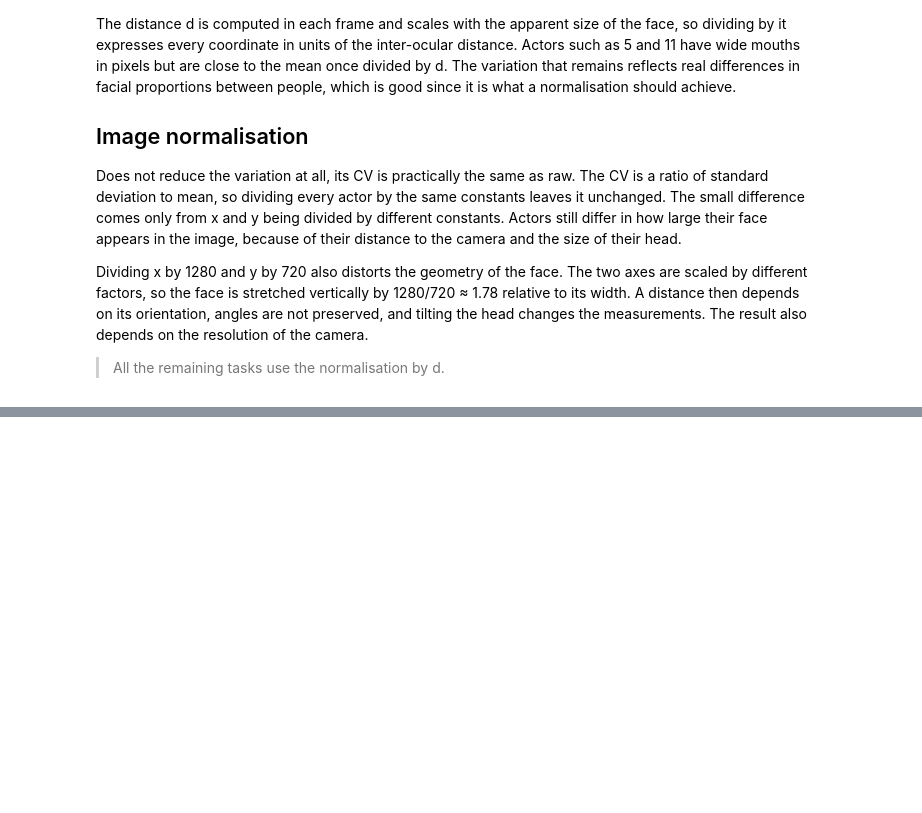
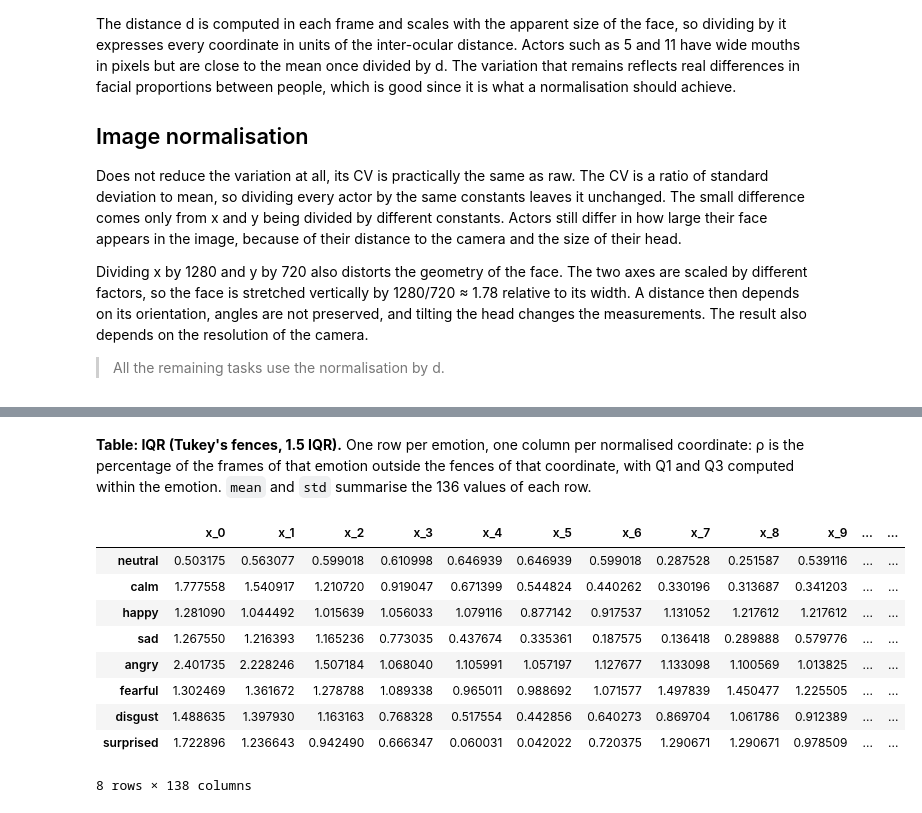
Before and after one commit to migasantunes/Emotion_Recognition, a Jupyter notebook: notebooks/02_quality.ipynb, the cells around one changed output, grey strips where cells are left out. Drawn from its saved outputs; the diff is of its cells as text; code cells hidden in the pictures; blank space fills up the shorter version.

```diff
--- a/notebooks/02_quality.ipynb
+++ b/notebooks/02_quality.ipynb
@@ -197,0 +255,15 @@ A distance then depends on its orientation, angles are not preserved, and tiltin
+# %% [markdown]
+**Table: IQR (Tukey's fences, 1.5 IQR).** One row per emotion, one column per normalised coordinate: ρ is the percentage of the frames of that emotion outside the fences of that coordinate, with Q1 and Q3 computed within the emotion. `mean` and `std` summarise the 136 values of each row.
+# %%
+density["z (k=3)"]
+# %% [output]
+|  | x_0 | x_1 | x_2 | x_3 | x_4 | x_5 | x_6 | x_7 | x_8 | x_9 | ... | ... |
+| neutral | 0.503175 | 0.563077 | 0.599018 | 0.610998 | 0.646939 | 0.646939 | 0.599018 | 0.287528 | 0.251587 | 0.539116 | ... | ... |
+| calm | 1.777558 | 1.540917 | 1.210720 | 0.919047 | 0.671399 | 0.544824 | 0.440262 | 0.330196 | 0.313687 | 0.341203 | ... | ... |
+| happy | 1.281090 | 1.044492 | 1.015639 | 1.056033 | 1.079116 | 0.877142 | 0.917537 | 1.131052 | 1.217612 | 1.217612 | ... | ... |
+| sad | 1.267550 | 1.216393 | 1.165236 | 0.773035 | 0.437674 | 0.335361 | 0.187575 | 0.136418 | 0.289888 | 0.579776 | ... | ... |
+| angry | 2.401735 | 2.228246 | 1.507184 | 1.068040 | 1.105991 | 1.057197 | 1.127677 | 1.133098 | 1.100569 | 1.013825 | ... | ... |
+| fearful | 1.302469 | 1.361672 | 1.278788 | 1.089338 | 0.965011 | 0.988692 | 1.071577 | 1.497839 | 1.450477 | 1.225505 | ... | ... |
+| disgust | 1.488635 | 1.397930 | 1.163163 | 0.768328 | 0.517554 | 0.442856 | 0.640273 | 0.869704 | 1.061786 | 0.912389 | ... | ... |
+| surprised | 1.722896 | 1.236643 | 0.942490 | 0.666347 | 0.060031 | 0.042022 | 0.720375 | 1.290671 | 1.290671 | 0.978509 | ... | ... |
+8 rows × 138 columns
```
Also changed, not shown: parts of 15 cells of this notebook, 2 other files.
